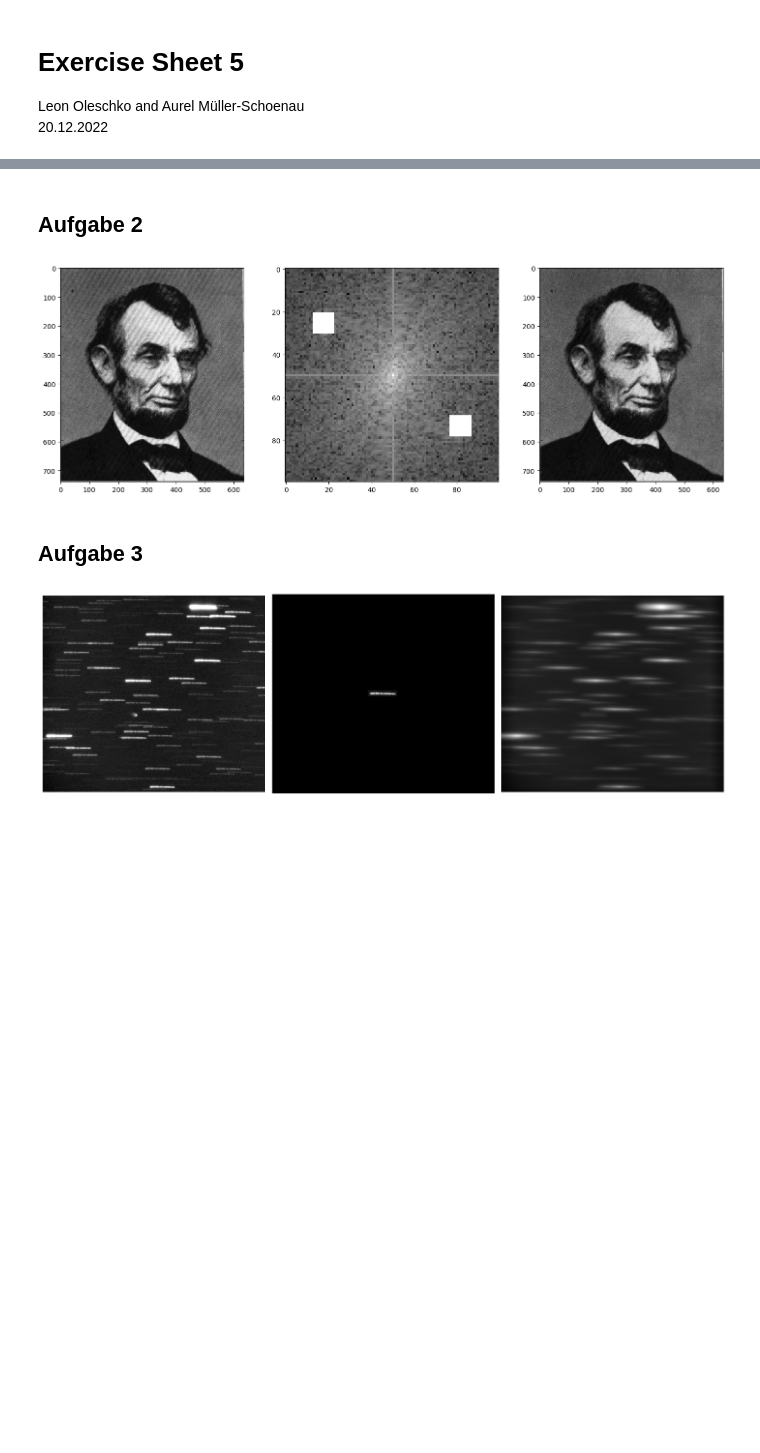
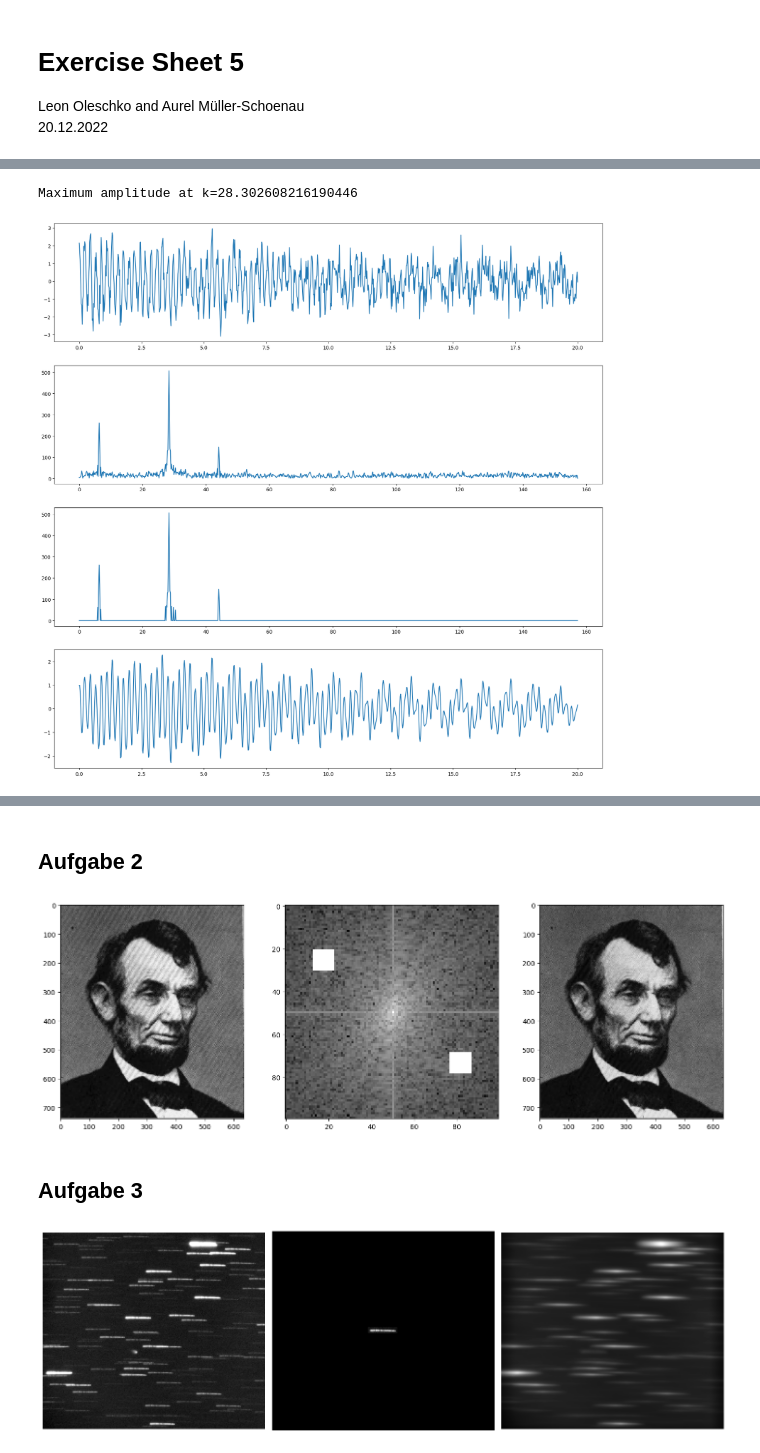
Before and after one commit to leoole100/Computerphysik2, a Jupyter notebook: blatt05/sheet05.ipynb, the cells around one changed output, grey strips where cells are left out. Drawn from its saved outputs; the diff is of its cells as text; code cells hidden in the pictures; blank space fills up the shorter version.

```diff
--- a/blatt05/sheet05.ipynb
+++ b/blatt05/sheet05.ipynb
@@ -10,0 +19,59 @@ import math
+# %%
+data_txt = np.loadtxt("sample-data.dat")
+
+
+# plot sample data
+fig, ax = plt.subplots(4,1,figsize=(20,20))
+data = np.compress([False, True], data_txt, axis=1)
+x_range = np.linspace(data_txt[0][0], data_txt[-1][0], data.shape[0])
+ax[0].plot(x_range,data)
+
+
+def fourier_transform(data_x_range,data_points,inverse=0): # inverse determines whether ft or ift should be performed
+    N = data_x_range.size
+    L = data_x_range[-1] - data_x_range[0] # length of interval
+    min_k = np.pi / L # minimum k vector
+    result = []
+    inv_factor = 2*inverse-1 # -1 for ft, 1 for inverse ft. Will appear in exponent.
+    inv_div = inverse*N + 1 - inverse # division factor: 1 for ft, N for inverse ft
+    data_x_range = data_x_range.reshape((N,1))
+
+    for i in range(0,N):
+        k = min_k * i
+        value = 0
+
+        value = np.sum(np.exp(inv_factor*1j * k * data_x_range) * data_points)
+
+        # the commented out part does the same as the line above, but much slower
+        # sum over all x values to transform into k space
+        #for j in range(0,N):
+        #    value += np.exp(inv_factor*1j * k * data_x_range[j]) * data_points[j]
+
+        # append to results list
+        result.append(value)
+    result = np.array(result).reshape(N,1) / inv_div # divide by factor defined above. (reshape to get right format)
+    return np.linspace(0, min_k * N, N).reshape(N,1), result
+
+# perform a fourier transform of sample data using method defined above
+k_range, data_ft = fourier_transform(x_range, data, inverse=0)
+
+# find frequency peak
+a_peak = np.max(data_ft)
+k_peak = k_range[np.max(np.array(range(0,data.size)).reshape(data.size,1) * (1 - (data_ft > a_peak) - (data_ft < a_peak)))][0]
+print("Maximum amplitude at k={}".format(k_peak))
+
+# plot transformed data
+ax[1].plot(k_range,np.abs(data_ft))
+
+# cut off frequencies with amplitude lower 50
+threshold = 50
+data_ft_filtered = (np.abs(data_ft) > threshold)*data_ft
+
+# plot denoised spectrum as well as its ift (= denoised data)
+x_range_new, data_reconstructed = fourier_transform(k_range, data_ft_filtered, inverse=1)
+ax[2].plot(k_range,np.abs(data_ft_filtered))
+ax[3].plot(x_range_new,np.real(data_reconstructed)) # real because data might contain imaginary part from numerical errors
+plt.show()
+# %% [output]
+Maximum amplitude at k=28.302608216190446
+[figure, added]
```
Also changed, not shown: parts of 5 cells of this notebook.
